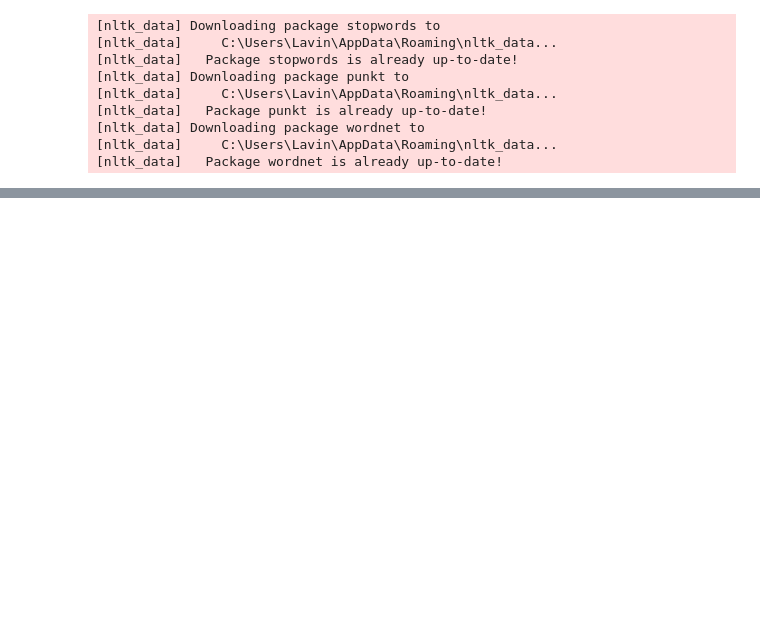
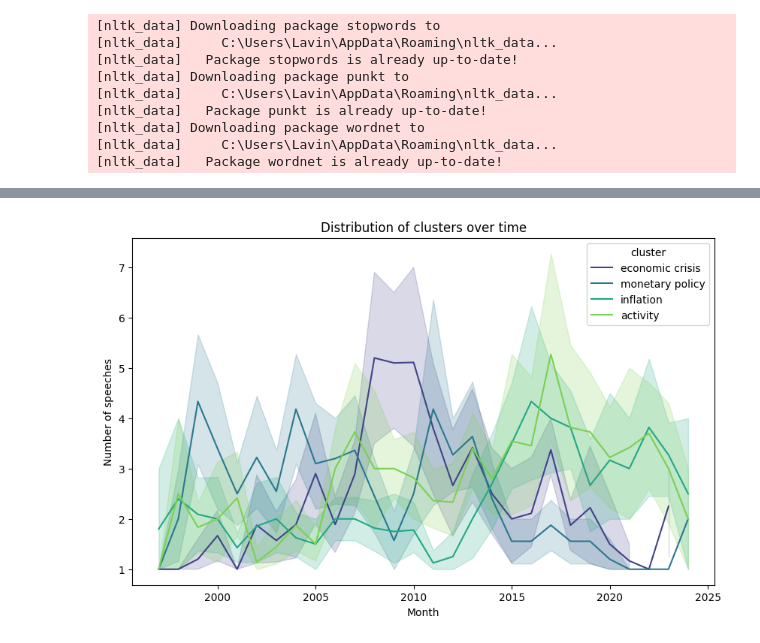
Before and after one commit to LaviniaSD/NPL---SPX, a Jupyter notebook: topic_analisys.ipynb, the cells around one changed output, grey strips where cells are left out. Saved outputs shown, nothing was run; the diff lists cells and outputs as text; code cells hidden in the pictures; blank space fills up the shorter version.

```diff
--- a/topic_analisys.ipynb
+++ b/topic_analisys.ipynb
@@ -269,0 +230,13 @@ plt.show()
+# %%
+# Line plot of clusters over time per month and year
+data_kmeans_4['year'] = pd.to_datetime(data_kmeans_4['date']).dt.year
+data_kmeans_4['month'] = pd.to_datetime(data_kmeans_4['date']).dt.month
+example = data_kmeans_4.groupby(['year', 'month', 'cluster']).size().reset_index(name='count')
+plt.figure(figsize=(10, 6))
+sns.lineplot(data=example, x='year', y='count', hue='cluster', palette='viridis')
+plt.title('Distribution of clusters over time')
+plt.xlabel('Month')
+plt.ylabel('Number of speeches')
+plt.show()
+# %% [output]
+[figure, added]
```
Also changed, not shown: parts of 21 cells of this notebook.
